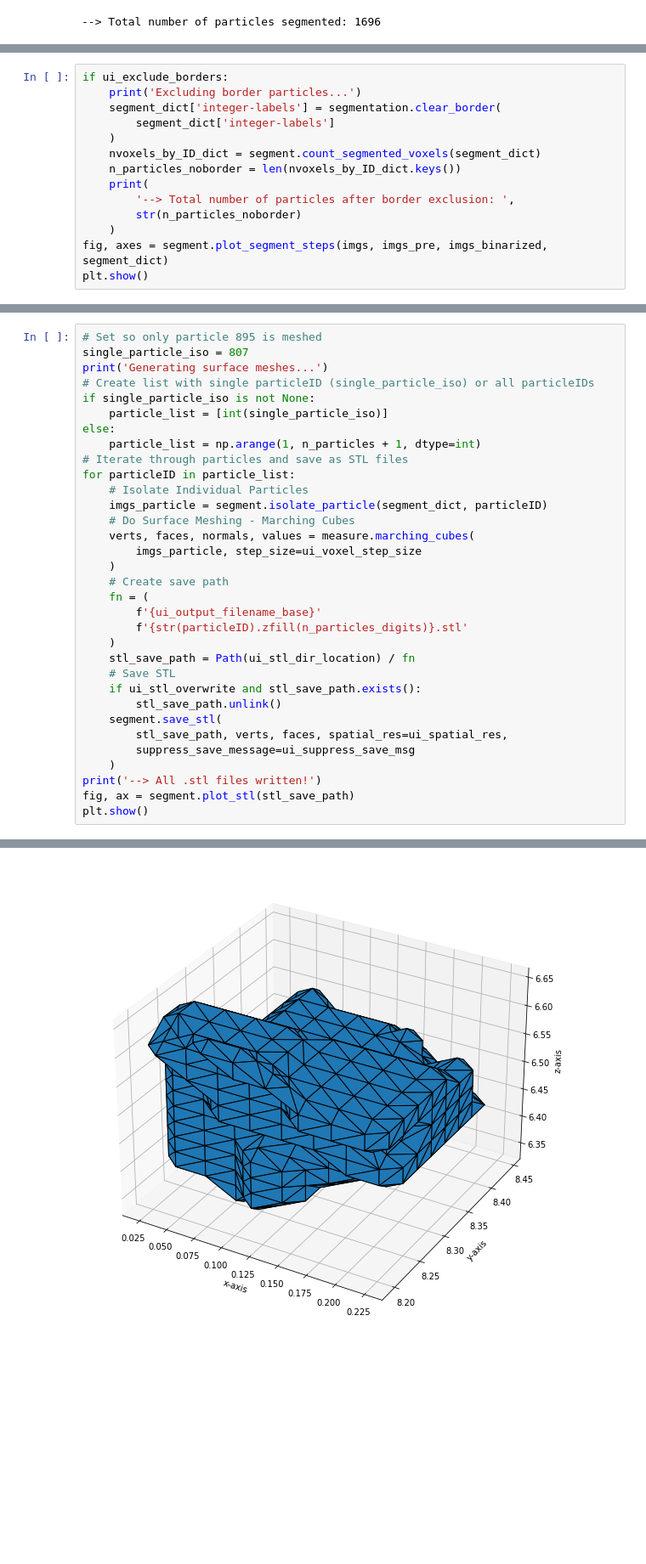
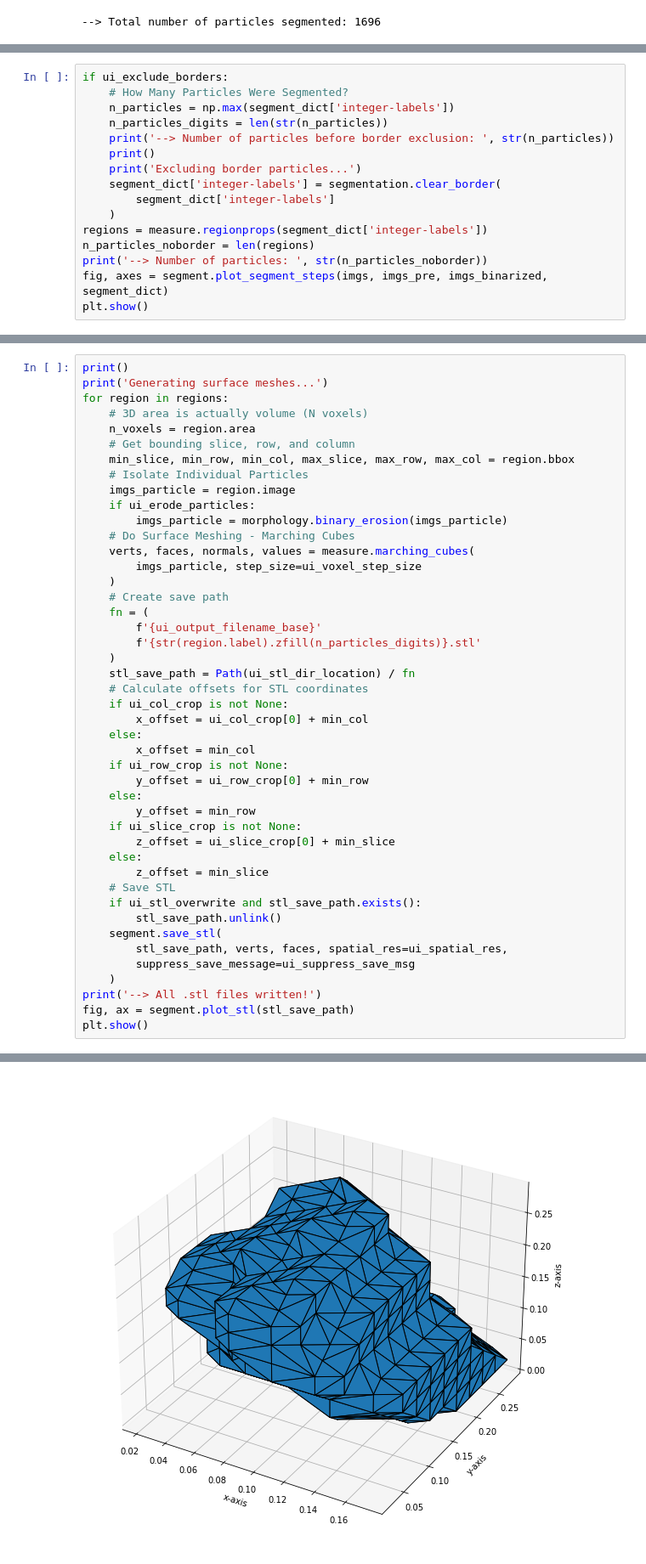
Before and after one commit to GusBusDraws/Segmentflow, a Jupyter notebook: troubleshoot.ipynb, the cells around one changed output, grey strips where cells are left out. Shown at 85% size. Drawn from its saved outputs; the diff is of its cells as text; blank space fills up the shorter version.

Commit message:
Iterate through particles with 'regionprops()'

```diff
--- a/troubleshoot.ipynb
+++ b/troubleshoot.ipynb
@@ -154,15 +152,17 @@ print('--> Total number of particles segmented: ' + str(n_particles))
 # %%
 if ui_exclude_borders:
+    # How Many Particles Were Segmented?
+    n_particles = np.max(segment_dict['integer-labels'])
+    n_particles_digits = len(str(n_particles))
+    print('--> Number of particles before border exclusion: ', str(n_particles))
+    print()
     print('Excluding border particles...')
     segment_dict['integer-labels'] = segmentation.clear_border(
         segment_dict['integer-labels']
     )
-    nvoxels_by_ID_dict = segment.count_segmented_voxels(segment_dict)
-    n_particles_noborder = len(nvoxels_by_ID_dict.keys())
-    print(
-        '--> Total number of particles after border exclusion: ',
-        str(n_particles_noborder)
-    )
+regions = measure.regionprops(segment_dict['integer-labels'])
+n_particles_noborder = len(regions)
+print('--> Number of particles: ', str(n_particles_noborder))
 fig, axes = segment.plot_segment_steps(imgs, imgs_pre, imgs_binarized, segment_dict)
 plt.show()
 # %% [output]
@@ -186,16 +173,15 @@ Size of first ten particles remaining after border exclusion (N voxels):
 # %%
-# Set so only particle 895 is meshed
-single_particle_iso = 807
+print()
 print('Generating surface meshes...')
-# Create list with single particleID (single_particle_iso) or all particleIDs
-if single_particle_iso is not None:
-    particle_list = [int(single_particle_iso)]
-else:
-    particle_list = np.arange(1, n_particles + 1, dtype=int)
-# Iterate through particles and save as STL files
-for particleID in particle_list:
+for region in regions:
+    # 3D area is actually volume (N voxels)
+    n_voxels = region.area
+    # Get bounding slice, row, and column
+    min_slice, min_row, min_col, max_slice, max_row, max_col = region.bbox
     # Isolate Individual Particles
-    imgs_particle = segment.isolate_particle(segment_dict, particleID)
+    imgs_particle = region.image
+    if ui_erode_particles:
+        imgs_particle = morphology.binary_erosion(imgs_particle)
     # Do Surface Meshing - Marching Cubes
     verts, faces, normals, values = measure.marching_cubes(
         imgs_particle, step_size=ui_voxel_step_size
@@ -203,9 +189,22 @@ for particleID in particle_list:
     # Create save path
     fn = (
         f'{ui_output_filename_base}'
-        f'{str(particleID).zfill(n_particles_digits)}.stl'
+        f'{str(region.label).zfill(n_particles_digits)}.stl'
     )
     stl_save_path = Path(ui_stl_dir_location) / fn
+    # Calculate offsets for STL coordinates
+    if ui_col_crop is not None:
+        x_offset = ui_col_crop[0] + min_col
+    else:
+        x_offset = min_col
+    if ui_row_crop is not None:
+        y_offset = ui_row_crop[0] + min_row
+    else:
+        y_offset = min_row
+    if ui_slice_crop is not None:
+        z_offset = ui_slice_crop[0] + min_slice
+    else:
+        z_offset = min_slice
     # Save STL
     if ui_stl_overwrite and stl_save_path.exists():
         stl_save_path.unlink()
@@ -222,2 +223,2 @@ STL saved: C:\Users\gusb\Research\PSAAP\STL-files\F63b\F63b_0807.stl
 --> All .stl files written!
-[figure, old version]
+[figure, new version]
```
Also changed, not shown: parts of 7 cells of this notebook.
